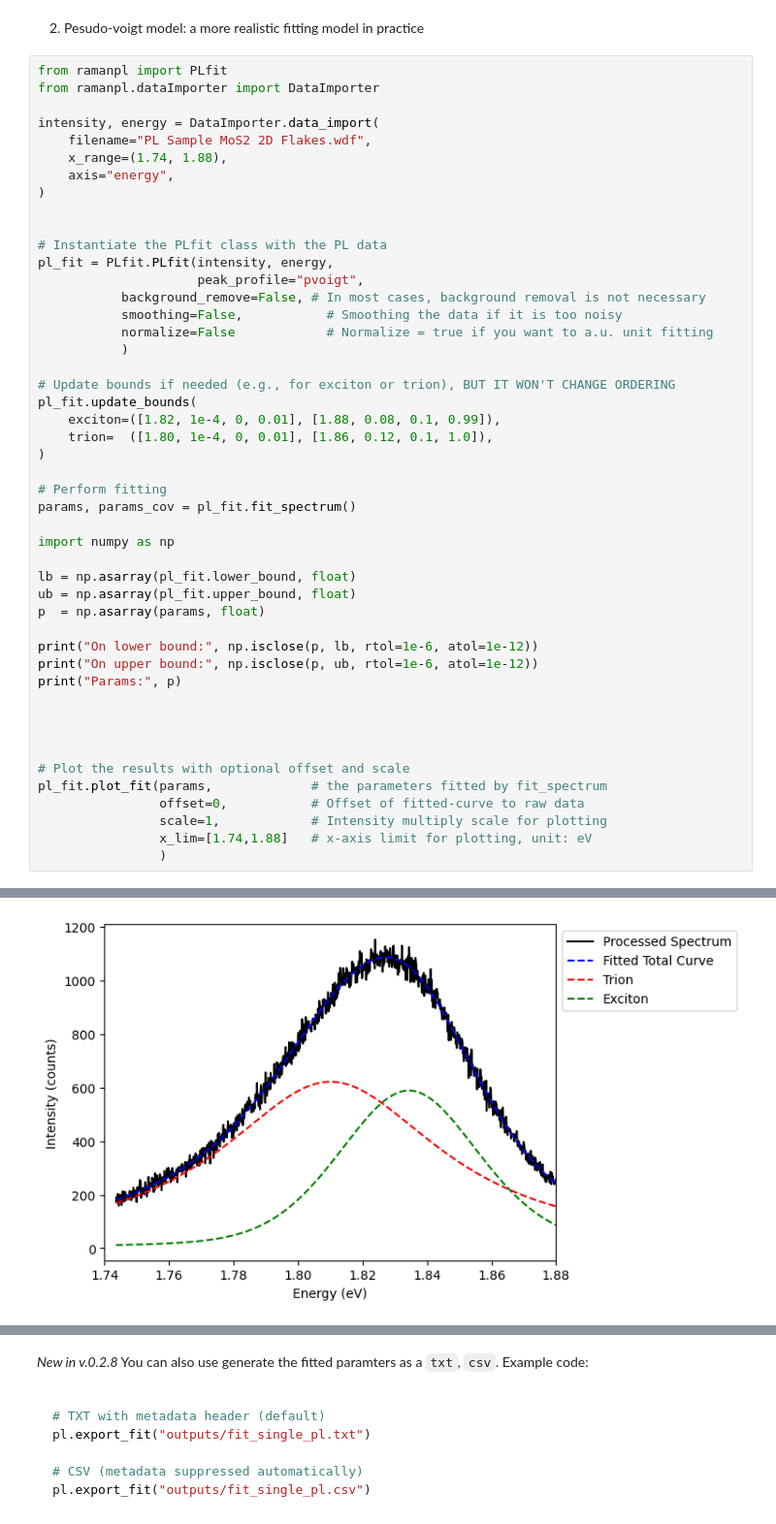
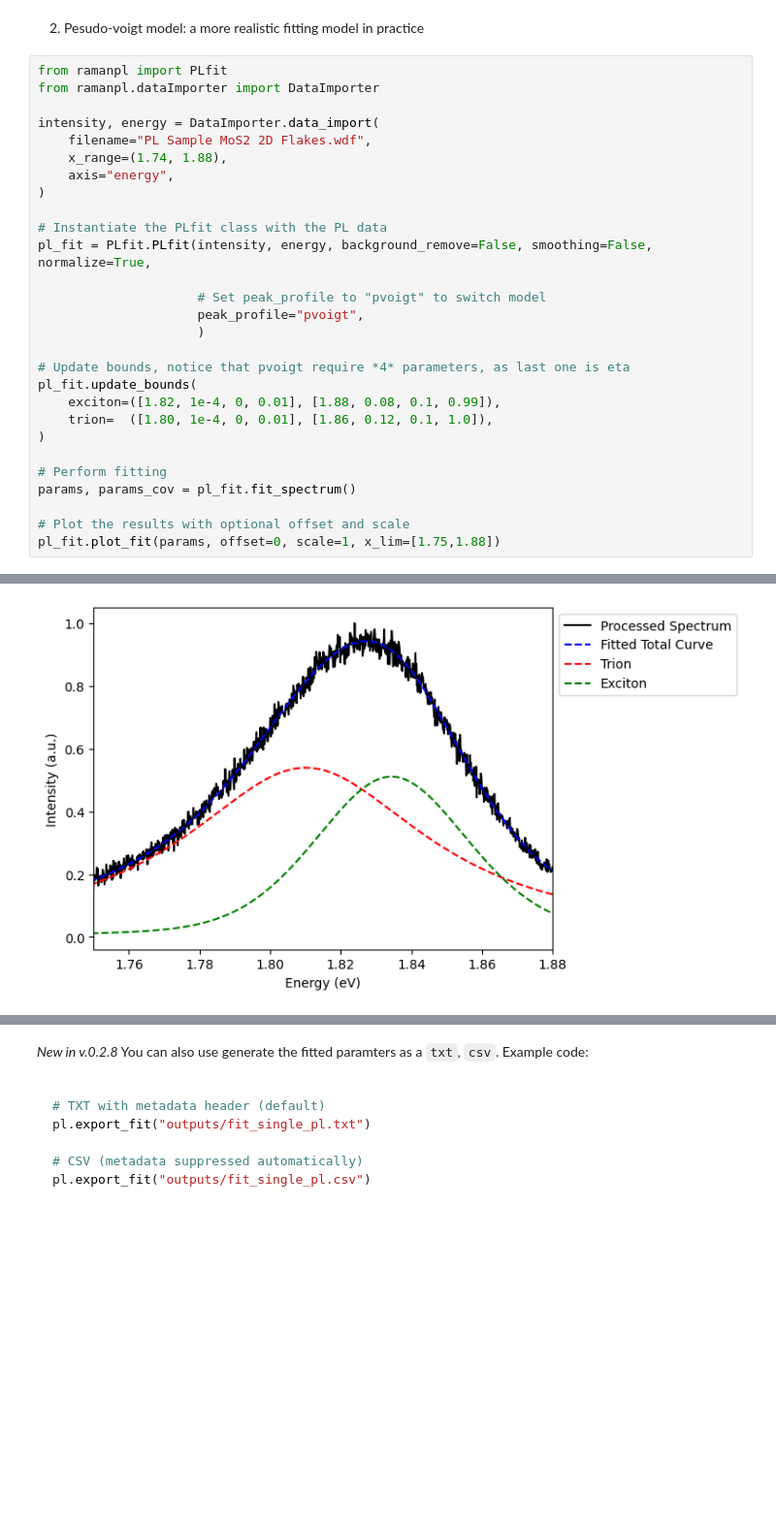
Before and after one commit to barry063/RamanPL_2D, a Jupyter notebook: example-usage/PLfit/PL_component.ipynb, the cells around one changed output, grey strips where cells are left out. Shown at 97% size. Drawn from its saved outputs; the diff is of its cells as text; blank space fills up the shorter version.

```diff
--- a/example-usage/PLfit/PL_component.ipynb
+++ b/example-usage/PLfit/PL_component.ipynb
@@ -73,16 +73,14 @@ intensity, energy = DataImporter.data_import(
     axis="energy",
 )
 
+# Instantiate the PLfit class with the PL data
+pl_fit = PLfit.PLfit(intensity, energy, background_remove=False, smoothing=False, normalize=True,
 
-# Instantiate the PLfit class with the PL data
-pl_fit = PLfit.PLfit(intensity, energy,
+                     # Set peak_profile to "pvoigt" to switch model
                      peak_profile="pvoigt",
-           background_remove=False, # In most cases, background removal is not necessary
-           smoothing=False,           # Smoothing the data if it is too noisy
-           normalize=False            # Normalize = true if you want to a.u. unit fitting
-           )
+                     )
 
-# Update bounds if needed (e.g., for exciton or trion), BUT IT WON'T CHANGE ORDERING
+# Update bounds, notice that pvoigt require *4* parameters, as last one is eta
 pl_fit.update_bounds(
     exciton=([1.82, 1e-4, 0, 0.01], [1.88, 0.08, 0.1, 0.99]),
     trion=  ([1.80, 1e-4, 0, 0.01], [1.86, 0.12, 0.1, 1.0]),
@@ -91,23 +89,6 @@ pl_fit.update_bounds(
 # Perform fitting
 params, params_cov = pl_fit.fit_spectrum()
 
-import numpy as np
-
-lb = np.asarray(pl_fit.lower_bound, float)
-ub = np.asarray(pl_fit.upper_bound, float)
-p  = np.asarray(params, float)
-
-print("On lower bound:", np.isclose(p, lb, rtol=1e-6, atol=1e-12))
-print("On upper bound:", np.isclose(p, ub, rtol=1e-6, atol=1e-12))
-print("Params:", p)
-
-
-
-
 # Plot the results with optional offset and scale
-pl_fit.plot_fit(params,             # the parameters fitted by fit_spectrum
-                offset=0,           # Offset of fitted-curve to raw data
-                scale=1,            # Intensity multiply scale for plotting
-                x_lim=[1.74,1.88]   # x-axis limit for plotting, unit: eV
-                )
+pl_fit.plot_fit(params, offset=0, scale=1, x_lim=[1.75,1.88])
 # %% [output]
@@ -124 +101 @@ Exciton: 1.83 eV | FWHM: 0.05 eV  | Peak height: 588.61 | eta: 0.36
-[figure, old version]
+[figure, new version]
```
Also changed, not shown: parts of 3 cells of this notebook, 11 other files.
